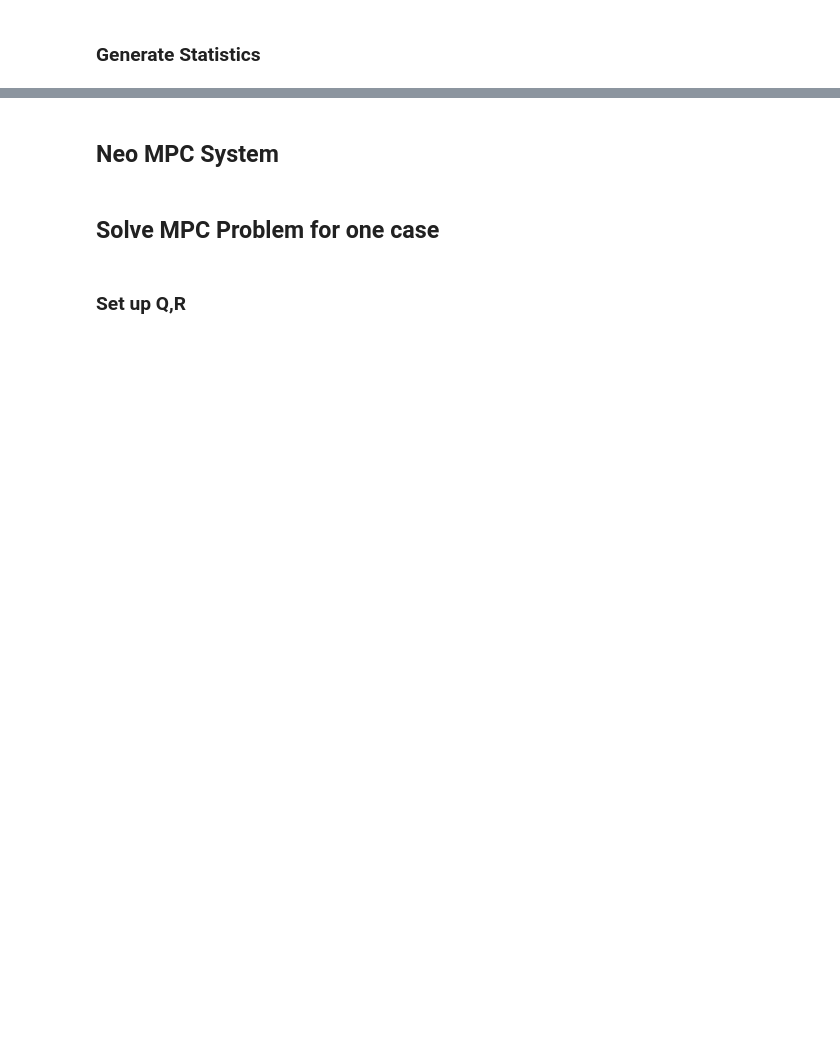
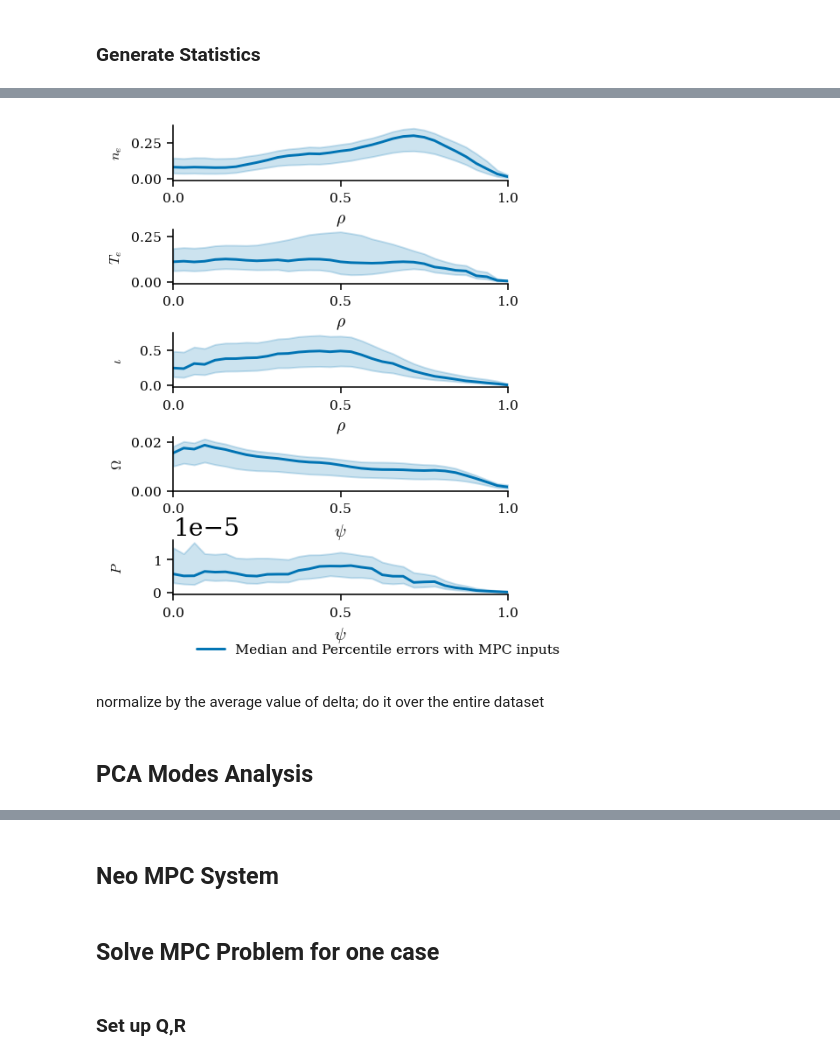
Before and after one commit to PlasmaControl/plasma-profile-predictor, a Jupyter notebook: Controls/MPC_Conv.ipynb, the cells around one changed output, grey strips where cells are left out. Cells and saved outputs as stored; diff of their text form; code cells hidden in the pictures; blank space fills up the shorter version.

```diff
--- a/Controls/MPC_Conv.ipynb
+++ b/Controls/MPC_Conv.ipynb
@@ -958,0 +970,8 @@ mae/mean for each profile; low error and large changes;
+# %%
+# Saving the statistics to file:
+# with open('/home/aiqtidar/plasma-profile-predictor/Controls/Saved_stats/model_2.pkl', 'wb') as f:
+#     pickle.dump([stats_conv_tot, stats_conv_mpc_tot], f)
+
+# # Getting back the statistics:
+with open('/home/aiqtidar/plasma-profile-predictor/Controls/Saved_stats/model_2.pkl', 'rb') as f:
+    stats_conv_tot, stats_conv_mpc_tot = pickle.load(f)
@@ -958,0 +1083,24 @@ mae/mean for each profile; low error and large changes;
+# %%
+# Saving the statistics to file:
+# with open('/home/aiqtidar/plasma-profile-predictor/Controls/Saved_stats/base_model_err.pkl', 'wb') as f:
+#     pickle.dump([baseline_err, model_err], f)
+
+# # Getting back the statistics:
+with open('/home/aiqtidar/plasma-profile-predictor/Controls/Saved_stats/base_model_err.pkl', 'rb') as f:
+    baseline_err, model_err = pickle.load(f)
+# %%
+"""get median and 25/75 percentile errors, denormalized, for model and baseline"""
+
+hi_per = 75
+low_per = 25
+
+mean_baseline_err = {sig:(np.mean(baseline_err[sig]*scenario['normalization_dict'][sig]['iqr'],axis=0)) for sig in scenario['target_profile_names']}
+
+med_model_err = {sig:np.median(model_err[sig]*scenario['normalization_dict'][sig]['iqr'],axis=0) for sig in scenario['target_profile_names']}
+med_baseline_err = {sig:np.median(baseline_err[sig]*scenario['normalization_dict'][sig]['iqr'],axis=0) for sig in scenario['target_profile_names']}
+
+hiper_model_err = {sig:np.percentile(model_err[sig]*scenario['normalization_dict'][sig]['iqr'],hi_per,axis=0) for sig in scenario['target_profile_names']}
+hiper_baseline_err = {sig:np.percentile(baseline_err[sig]*scenario['normalization_dict'][sig]['iqr'],hi_per,axis=0) for sig in scenario['target_profile_names']}
+
+lowper_model_err = {sig:np.percentile(model_err[sig]*scenario['normalization_dict'][sig]['iqr'],low_per,axis=0) for sig in scenario['target_profile_names']}
+lowper_baseline_err = {sig:np.percentile(baseline_err[sig]*scenario['normalization_dict'][sig]['iqr'],low_per,axis=0) for sig in scenario['target_profile_names']}
@@ -958,0 +1169,4 @@ mae/mean for each profile; low error and large changes;
+# %%
+plot_median_err(plot_baseline = False ,normalized = True)
+# %% [output]
+[figure, added]
@@ -958,0 +1175,2 @@ mae/mean for each profile; low error and large changes;
+# %% [markdown]
+normalize by the average value of delta; do it over the entire dataset
@@ -958,0 +1179,2 @@ mae/mean for each profile; low error and large changes;
+# %% [markdown]
+## PCA Modes Analysis
```
Also changed, not shown: parts of 69 cells of this notebook, 7 other files.
